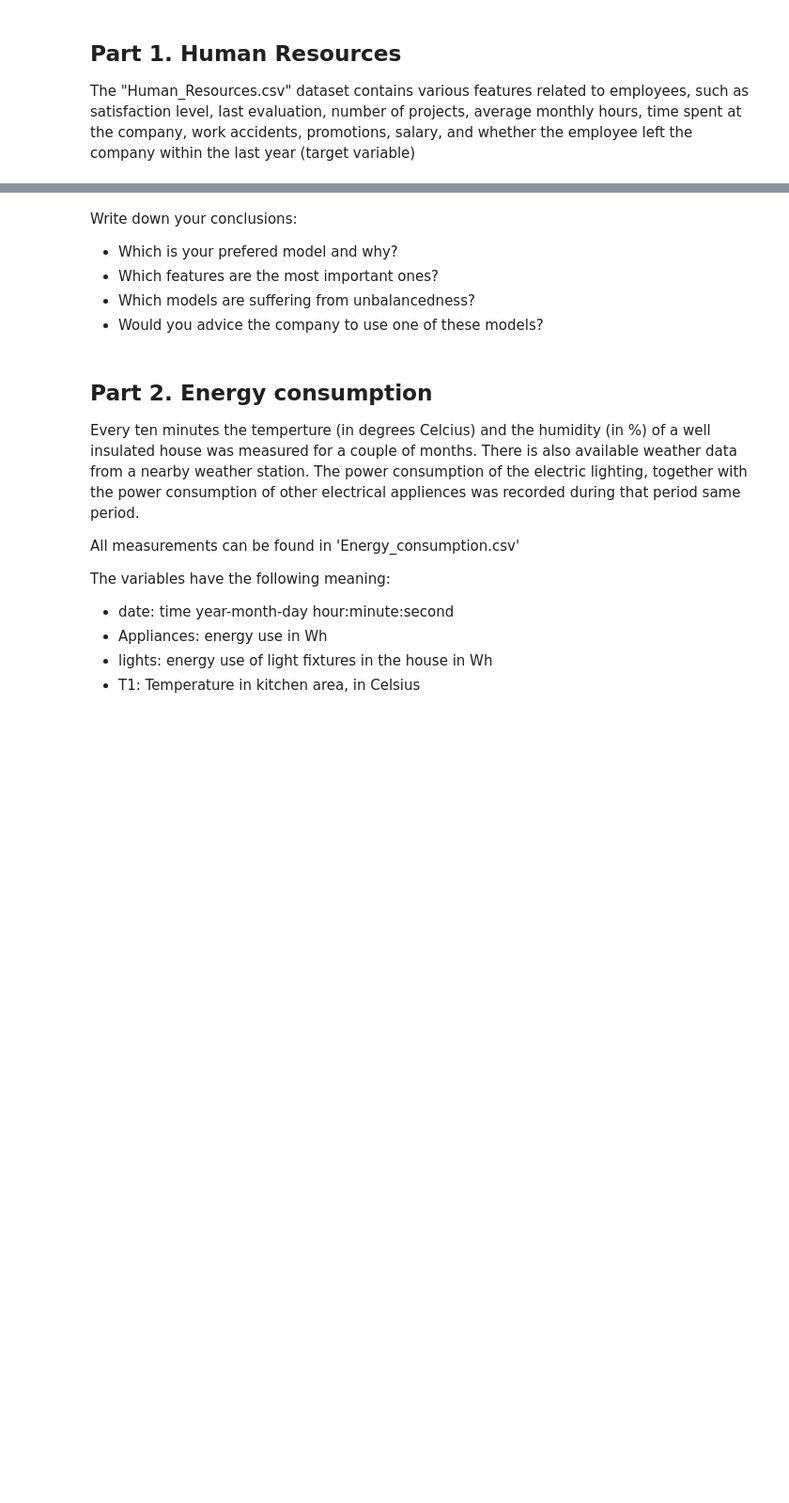
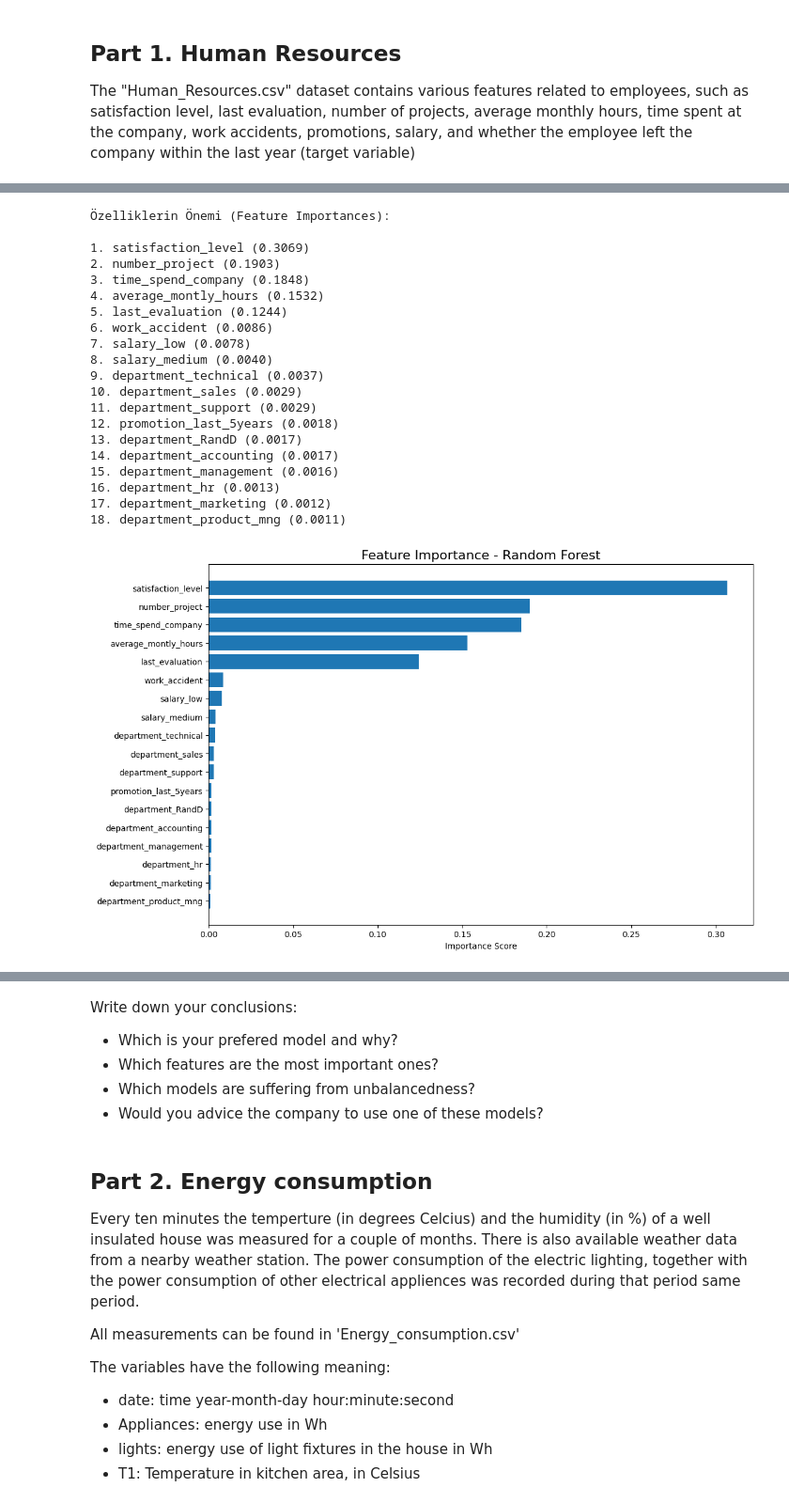
Before and after one commit to pascal-maker/machinelearning, a Jupyter notebook: Session_06_Decision_Trees_Ensemble_Methods_Assignment.ipynb, the cells around one changed output, grey strips where cells are left out. Shown: that part at 94% size. Saved outputs shown, nothing was run; the diff lists cells and outputs as text; code cells hidden in the pictures; blank space fills up the shorter version.

Commit message:
machine learning assigment from kaan with explanation

```diff
--- a/Session_06_Decision_Trees_Ensemble_Methods_Assignment.ipynb
+++ b/Session_06_Decision_Trees_Ensemble_Methods_Assignment.ipynb
@@ -2018,0 +392,76 @@ i would recommend the randomforestclassifier.
+# %%
+# Determine the most important features that contribute to employee turnover.
+# You can use the feature_importances values computed by a random forest tree
+# more information: https://scikit-learn.org/stable/modules/generated/sklearn.ensemble.RandomForestClassifier.html#sklearn.ensemble.RandomForestClassifier.feature_importances_
+
+# Visualize feature importance scores if applicable.
+# 1. Veriyi yeniden yükleyelim
+dataset = pd.read_csv('Human_Resources.csv')
+
+# 2. One-hot encoding: Kategorik değişkenleri sayısal yapalım
+dataset = pd.get_dummies(dataset, columns=['department', 'salary'], drop_first=True)
+
+# 3. Bağımlı ve bağımsız değişkenleri ayır
+X = dataset.drop('left', axis=1)
+y = dataset['left']
+
+# 4. Eğitim ve test setlerine böl
+from sklearn.model_selection import train_test_split
+X_train, X_test, y_train, y_test = train_test_split(X, y, test_size=4000, random_state=0)
+
+# 5. Ölçeklendirme (Sadece sayısal verilerde çalışır)
+from sklearn.preprocessing import StandardScaler
+scaler = StandardScaler()
+X_train_scaled = scaler.fit_transform(X_train)
+X_test_scaled = scaler.transform(X_test)
+
+# 6. Random Forest modelini eğit
+from sklearn.ensemble import RandomForestClassifier
+random_forest = RandomForestClassifier(random_state=0)
+random_forest.fit(X_train_scaled, y_train)
+
+# 7. Özellik isimlerini ve önemlerini al
+import numpy as np
+import matplotlib.pyplot as plt
+
+feature_names = X.columns
+importances = random_forest.feature_importances_
+
+indices = np.argsort(importances)[::-1]
+sorted_features = feature_names[indices]
+sorted_importances = importances[indices]
+
+# 8. Yazdır
+print("\nÖzelliklerin Önemi (Feature Importances):\n")
+for i in range(len(sorted_features)):
+    print(f"{i+1}. {sorted_features[i]} ({sorted_importances[i]:.4f})")
+
+# 9. Görselleştir
+plt.figure(figsize=(12,8))
+plt.title("Feature Importance - Random Forest", fontsize=16)
+plt.barh(sorted_features, sorted_importances, align='center')
+plt.gca().invert_yaxis()
+plt.xlabel('Importance Score')
+plt.show()
+# %% [output]
+Özelliklerin Önemi (Feature Importances):
+
+1. satisfaction_level (0.3069)
+2. number_project (0.1903)
+3. time_spend_company (0.1848)
+4. average_montly_hours (0.1532)
+5. last_evaluation (0.1244)
+6. work_accident (0.0086)
+7. salary_low (0.0078)
+8. salary_medium (0.0040)
+9. department_technical (0.0037)
+10. department_sales (0.0029)
+11. department_support (0.0029)
+12. promotion_last_5years (0.0018)
+13. department_RandD (0.0017)
+14. department_accounting (0.0017)
+15. department_management (0.0016)
+16. department_hr (0.0013)
+17. department_marketing (0.0012)
+18. department_product_mng (0.0011)
+[figure, added]
```
Also changed, not shown: parts of 125 cells of this notebook.
